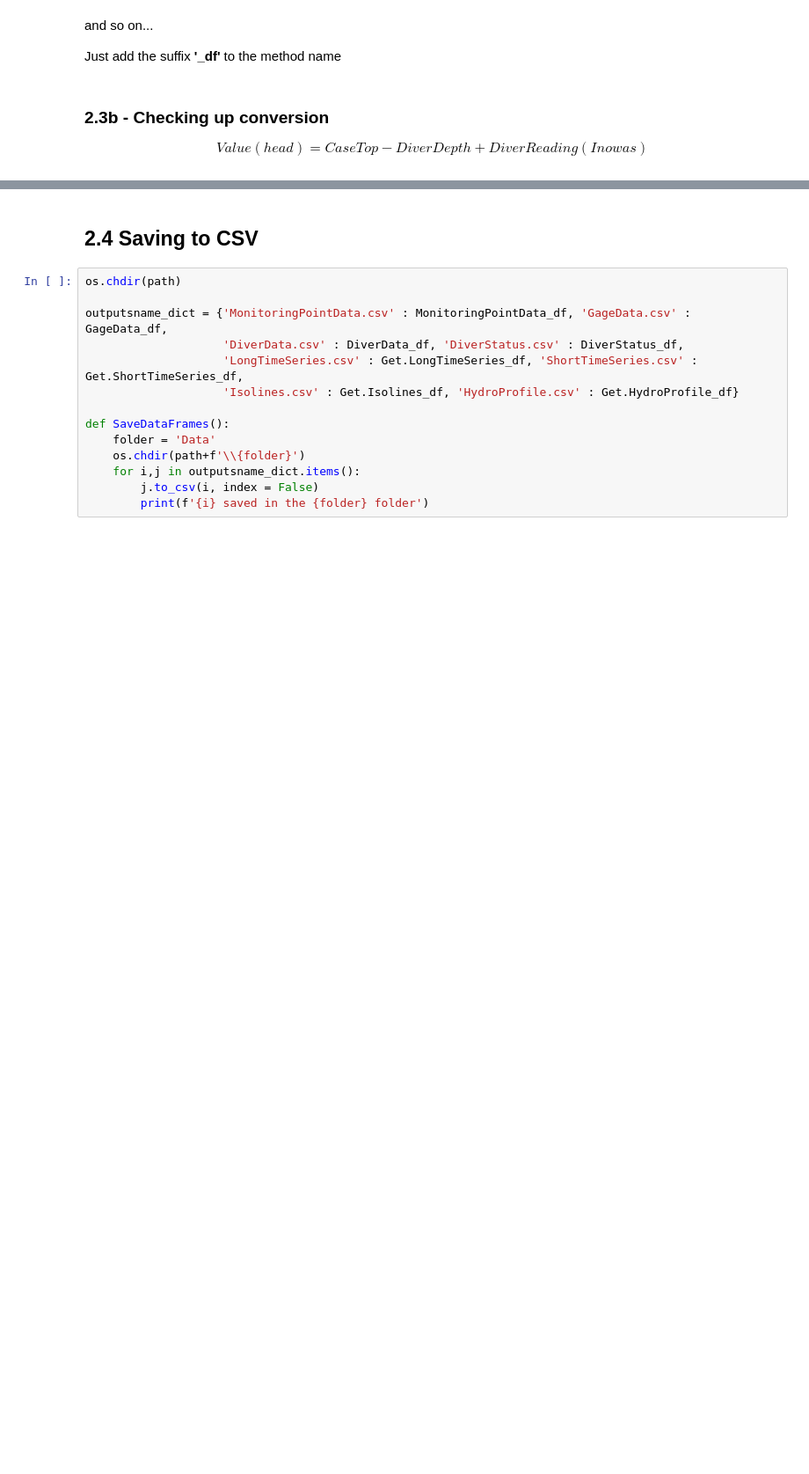
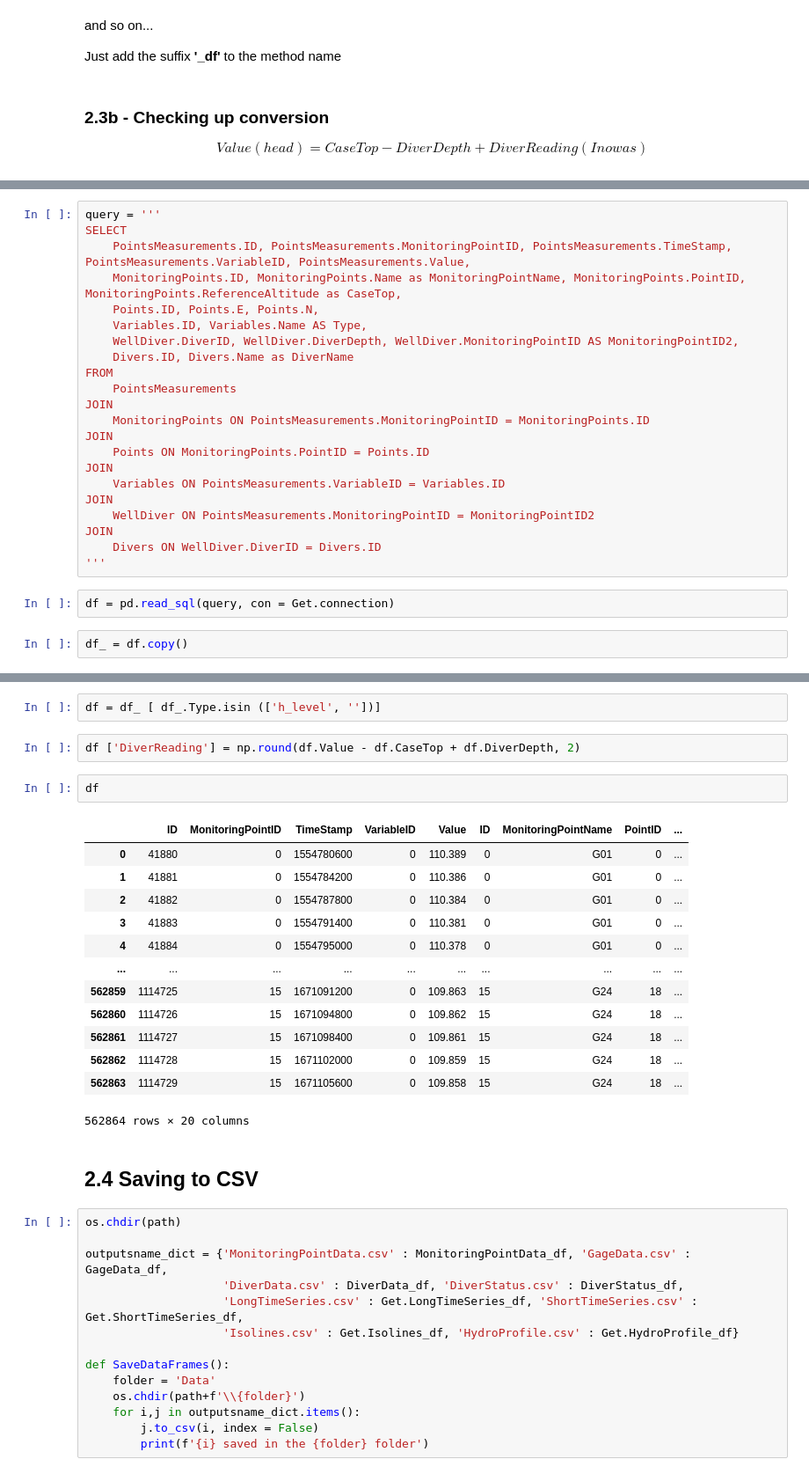
Before and after one commit to vieirasaulo/wasserweise, a Jupyter notebook: JupyterNotebooks/Examples.ipynb, the cells around one changed output, grey strips where cells are left out. Shown: that part at 88% size. Drawn from its saved outputs; the diff is of its cells as text; blank space fills up the shorter version.

```diff
--- a/JupyterNotebooks/Examples.ipynb
+++ b/JupyterNotebooks/Examples.ipynb
@@ -141,0 +157,26 @@ df
+# %%
+query = '''
+SELECT
+	PointsMeasurements.ID, PointsMeasurements.MonitoringPointID, PointsMeasurements.TimeStamp, PointsMeasurements.VariableID, PointsMeasurements.Value,
+	MonitoringPoints.ID, MonitoringPoints.Name as MonitoringPointName, MonitoringPoints.PointID, MonitoringPoints.ReferenceAltitude as CaseTop,
+	Points.ID, Points.E, Points.N,
+	Variables.ID, Variables.Name AS Type,
+	WellDiver.DiverID, WellDiver.DiverDepth, WellDiver.MonitoringPointID AS MonitoringPointID2,
+	Divers.ID, Divers.Name as DiverName
+FROM
+	PointsMeasurements
+JOIN
+	MonitoringPoints ON PointsMeasurements.MonitoringPointID = MonitoringPoints.ID
+JOIN
+	Points ON MonitoringPoints.PointID = Points.ID
+JOIN
+	Variables ON PointsMeasurements.VariableID = Variables.ID
+JOIN
+	WellDiver ON PointsMeasurements.MonitoringPointID = MonitoringPointID2
+JOIN
+	Divers ON WellDiver.DiverID = Divers.ID
+'''
+# %%
+df = pd.read_sql(query, con = Get.connection)
+# %%
+df_ = df.copy()
@@ -142,3 +187,23 @@ df
+# %%
+df = df_ [ df_.Type.isin (['h_level', ''])]
+# %%
+df ['DiverReading'] = np.round(df.Value - df.CaseTop + df.DiverDepth, 2)
+# %%
+df
+# %% [output]
+|  | ID | MonitoringPointID | TimeStamp | VariableID | Value | ID | MonitoringPointName | PointID | ... |
+| 0 | 41880 | 0 | 1554780600 | 0 | 110.389 | 0 | G01 | 0 | ... |
+| 1 | 41881 | 0 | 1554784200 | 0 | 110.386 | 0 | G01 | 0 | ... |
+| 2 | 41882 | 0 | 1554787800 | 0 | 110.384 | 0 | G01 | 0 | ... |
+| 3 | 41883 | 0 | 1554791400 | 0 | 110.381 | 0 | G01 | 0 | ... |
+| 4 | 41884 | 0 | 1554795000 | 0 | 110.378 | 0 | G01 | 0 | ... |
+| ... | ... | ... | ... | ... | ... | ... | ... | ... | ... |
+| 562859 | 1114725 | 15 | 1671091200 | 0 | 109.863 | 15 | G24 | 18 | ... |
+| 562860 | 1114726 | 15 | 1671094800 | 0 | 109.862 | 15 | G24 | 18 | ... |
+| 562861 | 1114727 | 15 | 1671098400 | 0 | 109.861 | 15 | G24 | 18 | ... |
+| 562862 | 1114728 | 15 | 1671102000 | 0 | 109.859 | 15 | G24 | 18 | ... |
+| 562863 | 1114729 | 15 | 1671105600 | 0 | 109.858 | 15 | G24 | 18 | ... |
+562864 rows × 20 columns
 # %% [markdown]
 ## 2.4 Saving to CSV
 # %%
```
Also changed, not shown: parts of 12 cells of this notebook, 23 other files.
